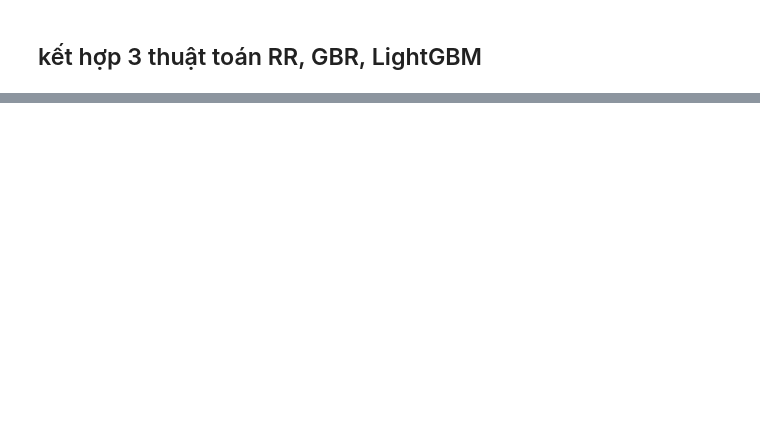
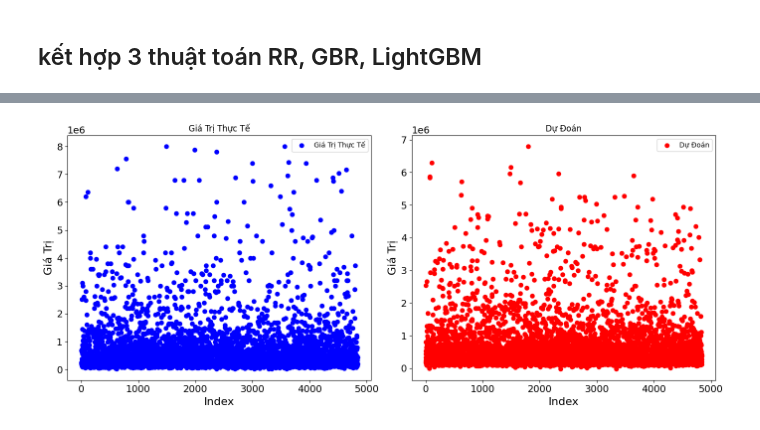
Before and after one commit to ngodongnguyen/SIC_BigData_Real-Estate-Price-Prediction, a Jupyter notebook: notebooks/Predit_House.ipynb, the cells around one changed output, grey strips where cells are left out. Saved outputs shown, nothing was run; the diff lists cells and outputs as text; code cells hidden in the pictures; blank space fills up the shorter version.

```diff
--- a/notebooks/Predit_House.ipynb
+++ b/notebooks/Predit_House.ipynb
@@ -603,0 +625,23 @@ Stacking Regressor - R² Score: 0.8315298261519232
+# %%
+# Vẽ biểu đồ giá trị thực tế
+plt.figure(figsize=(14, 6))
+
+plt.subplot(1, 2, 1)  # 1 hàng, 2 cột, 1st subplot
+plt.scatter(range(len(y_test)), y_test, color='blue', label='Giá Trị Thực Tế')
+plt.xlabel('Index')
+plt.ylabel('Giá Trị')
+plt.title('Giá Trị Thực Tế')
+plt.legend()
+
+# Vẽ biểu đồ dự đoán
+plt.subplot(1, 2, 2)  # 1 hàng, 2 cột, 2nd subplot
+plt.scatter(range(len(y_pred_stacking)), y_pred_stacking, color='red', label='Dự Đoán')
+plt.xlabel('Index')
+plt.ylabel('Giá Trị')
+plt.title('Dự Đoán')
+plt.legend()
+
+plt.tight_layout()
+plt.show()
+# %% [output]
+[figure, added]
```
Also changed, not shown: parts of 19 cells of this notebook.
